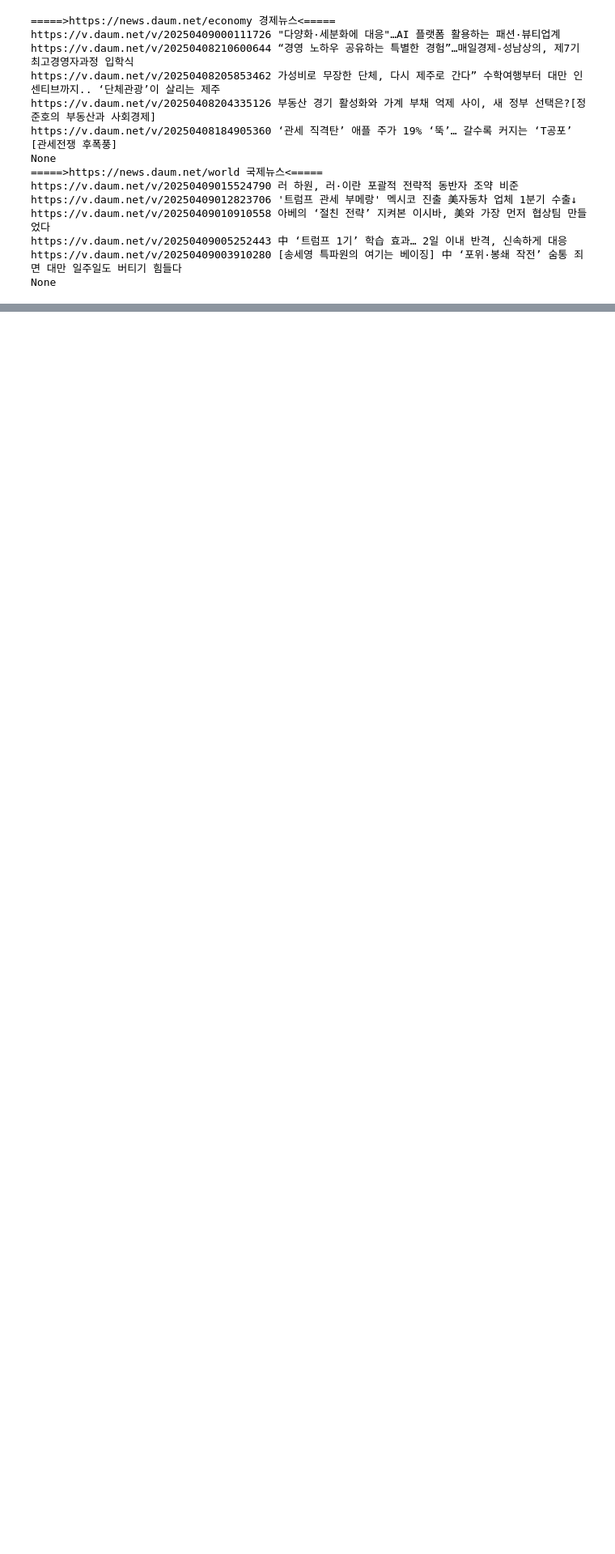
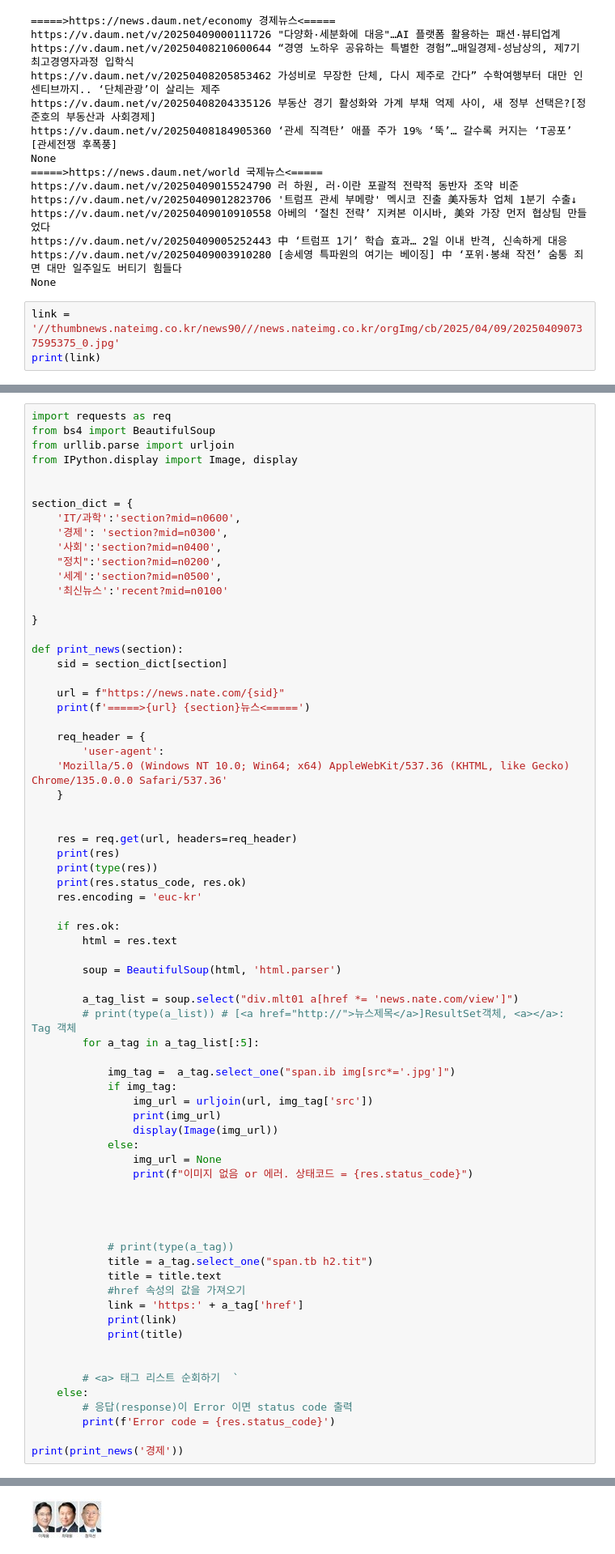
Before and after one commit to ReadytoStarting/web_scraping_homework, a Jupyter notebook: 01_news_scraping.ipynb, the cells around one changed output, grey strips where cells are left out. Shown at 81% size. Saved outputs shown, nothing was run; the diff lists cells and outputs as text; blank space fills up the shorter version.

```diff
--- a/01_news_scraping.ipynb
+++ b/01_news_scraping.ipynb
@@ -267,3 +267,6 @@ https://v.daum.net/v/20250409010910558 아베의 ‘절친 전략’ 지켜본
 https://v.daum.net/v/20250409005252443 中 ‘트럼프 1기’ 학습 효과… 2일 이내 반격, 신속하게 대응
 https://v.daum.net/v/20250409003910280 [송세영 특파원의 여기는 베이징] 中 ‘포위·봉쇄 작전’ 숨통 죄면 대만 일주일도 버티기 힘들다
 None
+# %%
+link = '//thumbnews.nateimg.co.kr/news90///news.nateimg.co.kr/orgImg/cb/2025/04/09/202504090737595375_0.jpg'
+print(link)
@@ -269,0 +275,72 @@ None
+# %%
+import requests as req
+from bs4 import BeautifulSoup
+from urllib.parse import urljoin
+from IPython.display import Image, display
+
+
+section_dict = {
+    'IT/과학':'section?mid=n0600',
+    '경제': 'section?mid=n0300',
+    '사회':'section?mid=n0400',
+    "정치":'section?mid=n0200',
+    '세계':'section?mid=n0500',
+    '최신뉴스':'recent?mid=n0100'
+
+}
+
+def print_news(section):
+    sid = section_dict[section]
+
+    url = f"https://news.nate.com/{sid}"
+    print(f'=====>{url} {section}뉴스<=====')
+
+    req_header = {
+        'user-agent':
+    'Mozilla/5.0 (Windows NT 10.0; Win64; x64) AppleWebKit/537.36 (KHTML, like Gecko) Chrome/135.0.0.0 Safari/537.36'
+    }
+
+
+    res = req.get(url, headers=req_header)
+    print(res)
+    print(type(res))
+    print(res.status_code, res.ok)
+    res.encoding = 'euc-kr'
+
+    if res.ok:
+        html = res.text
+
+        soup = BeautifulSoup(html, 'html.parser')
+
+        a_tag_list = soup.select("div.mlt01 a[href *= 'news.nate.com/view']")
+        # print(type(a_list)) # [<a href="http://">뉴스제목</a>]ResultSet객체, <a></a>: Tag 객체
+        for a_tag in a_tag_list[:5]:
+
+            img_tag =  a_tag.select_one("span.ib img[src*='.jpg']")
+            if img_tag:
+                img_url = urljoin(url, img_tag['src'])
+                print(img_url)
+                display(Image(img_url))
+            else:
+                img_url = None
+                print(f"이미지 없음 or 에러. 상태코드 = {res.status_code}")
+
+
+
+
+            # print(type(a_tag))
+            title = a_tag.select_one("span.tb h2.tit")
+            title = title.text
+            #href 속성의 값을 가져오기
+            link = 'https:' + a_tag['href']
+            print(link)
+            print(title)
+
+
+        # <a> 태그 리스트 순회하기  `
+    else:
+        # 응답(response)이 Error 이면 status code 출력
+        print(f'Error code = {res.status_code}')
+
+print(print_news('경제'))
+# %% [output]
@@ -269,0 +352 @@ None
+[figure, added]
```
Also changed, not shown: parts of 2 cells of this notebook.
